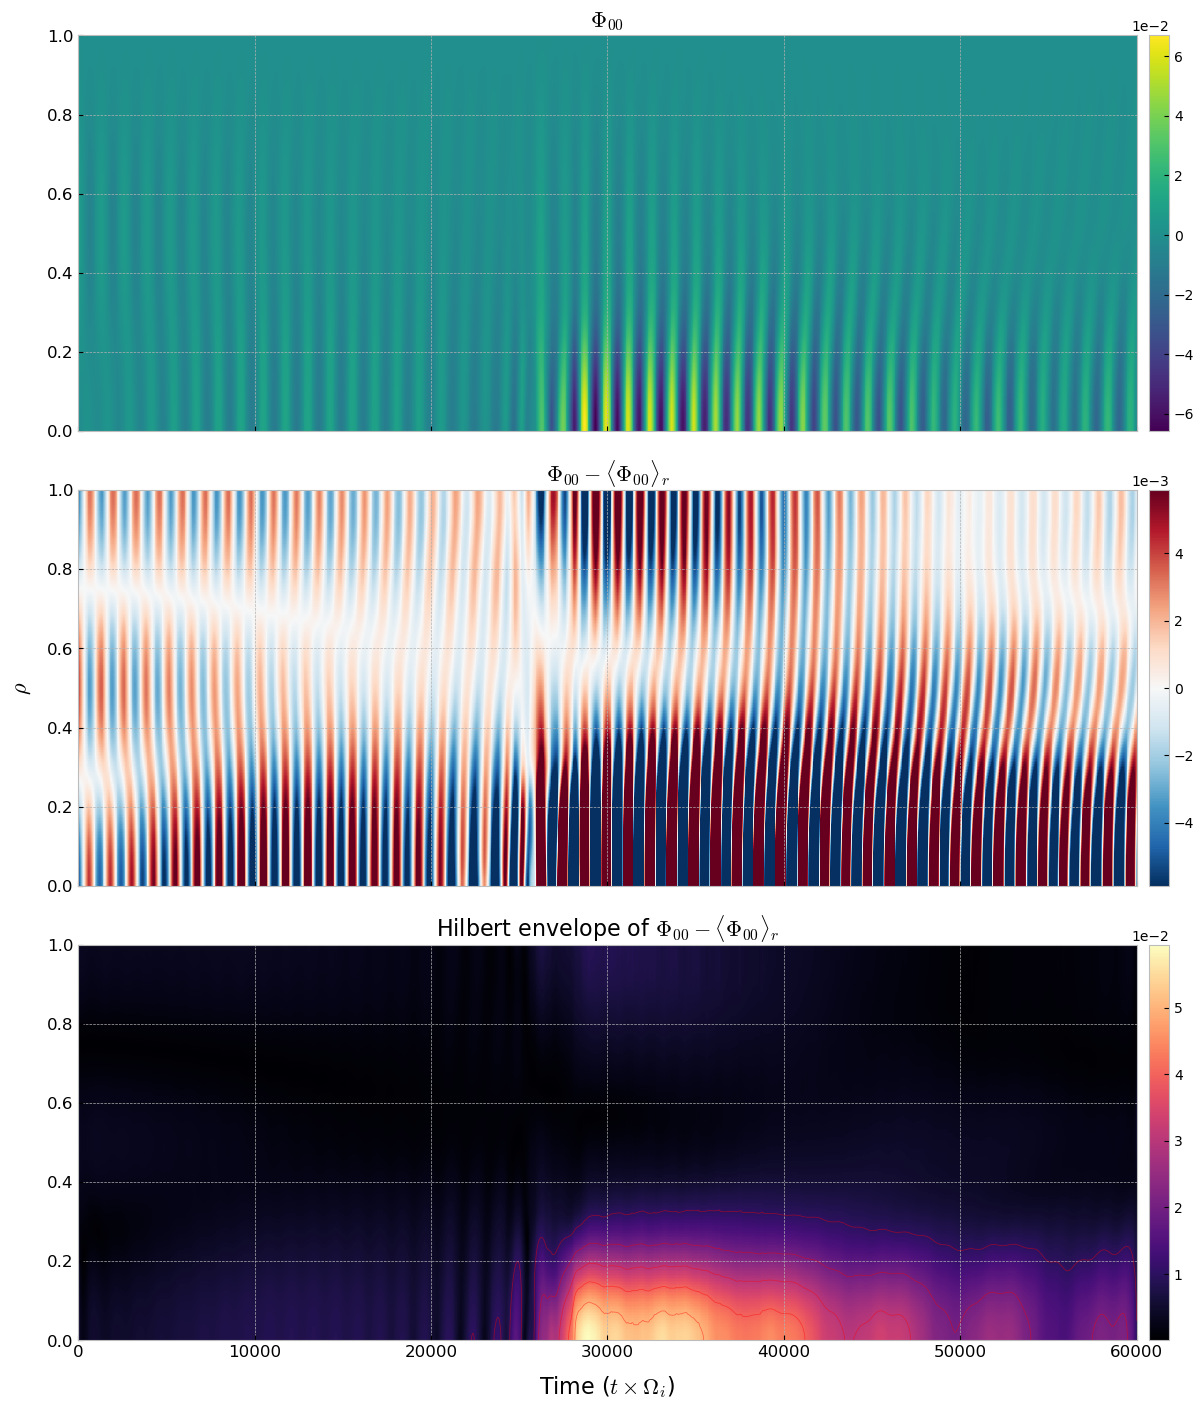
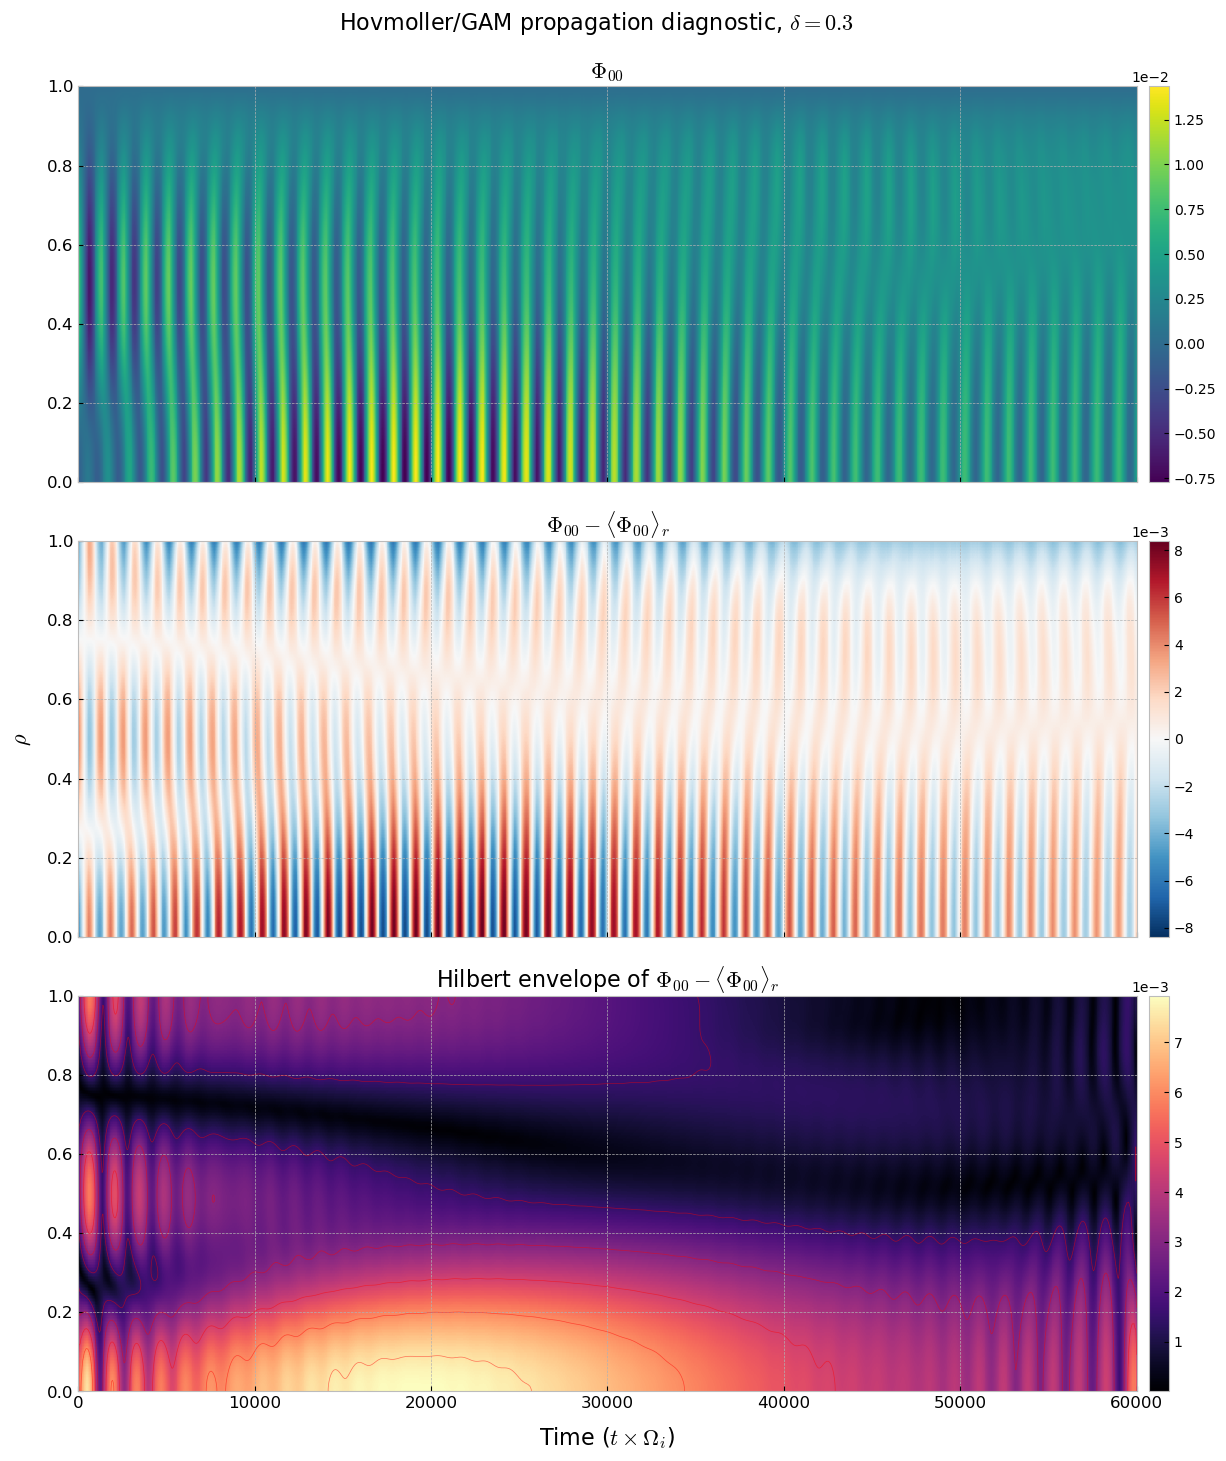
Code edit (unified diff) that turned the first committed figure into the second:
--- before
+++ after
@@ -1,16 +1,11 @@
-def plot_gam_hovmoller(phi2D_list, dt_diag, jacobian_dictionary, quiescent_phi2D_list = None):
+def plot_gam_hovmoller(phi2D_list, dt_diag, jacobian_dictionary, title_suffix = ""):
 
 	fs_avg_time_series = utils.generate_poloidally_averaged_time_series(phi2D_list, jacobian_dictionary, effective_radius = None);
-
-	if quiescent_phi2D_list is not None:
-		quiescent_time_series = utils.generate_poloidally_averaged_time_series(quiescent_phi2D_list, jacobian_dictionary);
-		fs_avg_time_series = fs_avg_time_series - quiescent_time_series;
-
 	radially_averaged_time_series = gys_utils.radial_average_1D(fs_avg_time_series, jacobian_dictionary);
 
 	raw_signal = fs_avg_time_series.values;
 	gam_signal = (fs_avg_time_series - radially_averaged_time_series).values;
-	gam_signal_filtered = utils.butterworth_band_pass_filter(gam_signal, dt_diag, low_cutoff = 0.0006, high_cutoff = 0.0015);
-	gam_envelope = np.abs(hilbert(gam_signal_filtered, axis = 0));
+	gam_signal_filtered = utils.butterworth_band_pass_filter(gam_signal.T, dt_diag, low_cutoff = 0.0001, high_cutoff = 0.0015, order = 4);
+	gam_envelope = np.abs(hilbert(gam_signal_filtered.T, axis = 0));
 
 	time_axis = gys_utils.generate_time_range_by_series(raw_signal, dt_diag);
@@ -19,4 +14,5 @@
 	
 	fig, axes = plt.subplots(3, 1, figsize = (14, 15), sharex = True, gridspec_kw = {'hspace': 0.15});
+	fig.suptitle(f"Hovmoller/GAM propagation diagnostic, {title_suffix}", fontsize = 16, y = 1.001, x = 0.45);
 	# Panel 1: Phi_00.
 	mesh1 = axes[0].pcolormesh(time_axis, rho_axis, raw_signal.T, cmap="viridis", shading="auto")
@@ -24,5 +20,5 @@
 	fig.colorbar(mesh1, ax = axes[0], pad = 0.01).formatter.set_powerlimits((0, 0));
 	# Panel 2: GAM signal.
-	vmax_gam = np.abs(gam_signal).max() * 0.8;
+	vmax_gam = np.abs(gam_signal).max();
 	mesh2 = axes[1].pcolormesh(time_axis, rho_axis, gam_signal.T, cmap="RdBu_r", vmin = -vmax_gam, vmax = vmax_gam, shading = "auto");
 	axes[1].set_title(r"$\Phi_{00} - \langle \Phi_{00} \rangle_r$", fontsize = 16);
@@ -47,3 +43,3 @@
 	plt.show();
 
-plot_gam_hovmoller(data_arrays, dt_diag, jacobian_dictionary, quiescent_phi2D_list = quiescent_data_arrays);
+plot_gam_hovmoller(data_arrays, dt_diag, jacobian_dictionary, title_suffix = r"$\delta = -0.3$");

Commit: Errata.